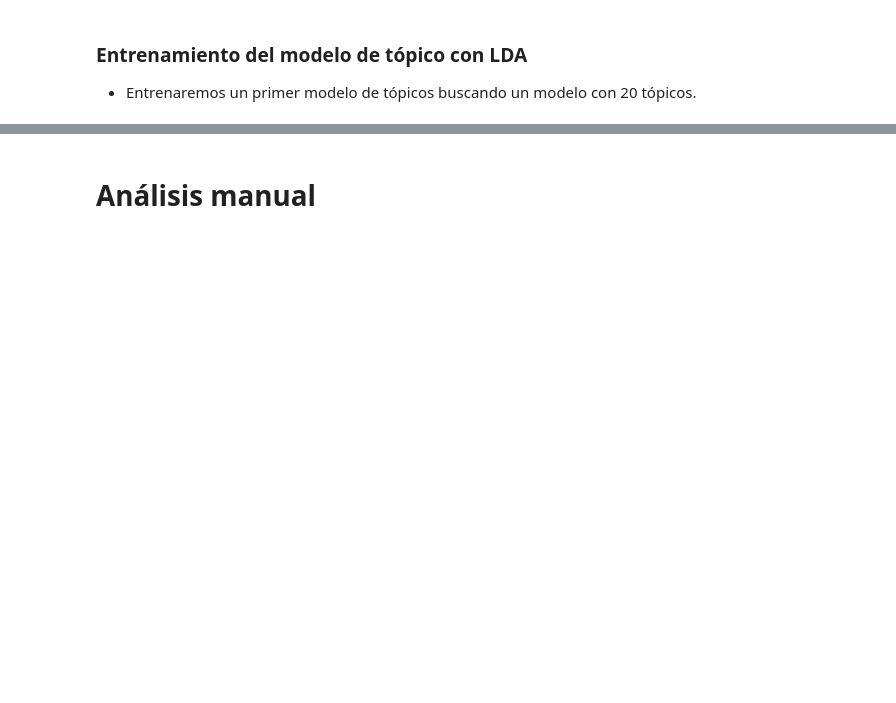
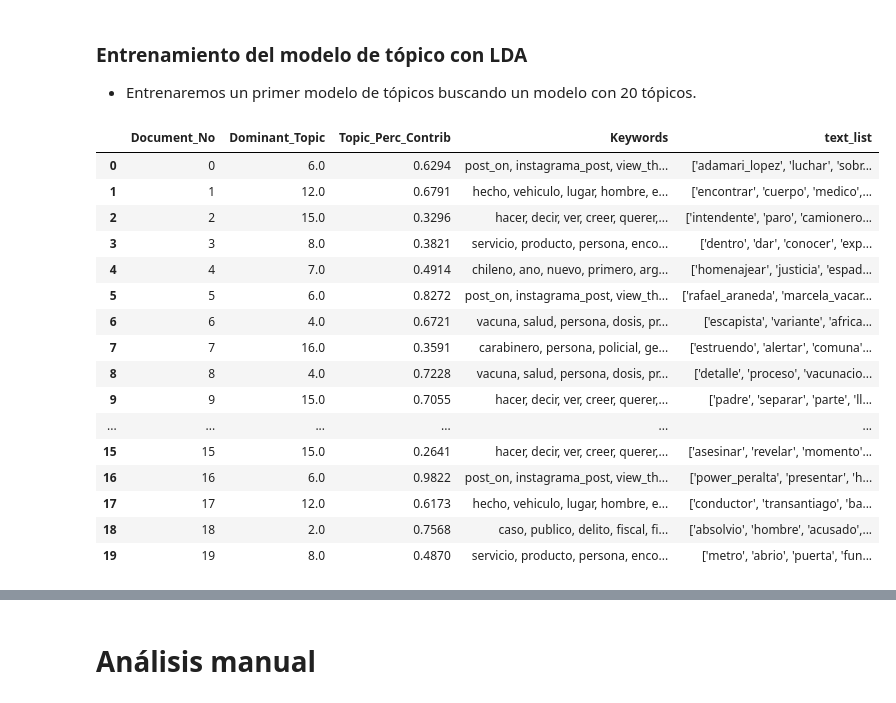
Before and after one commit to matiasbarram/INFO279-TAL-Proyecto, a Jupyter notebook: paso_1_extracion_por_url_y_lda.ipynb, the cells around one changed output, grey strips where cells are left out. Cells and saved outputs as stored; diff of their text form; code cells hidden in the pictures; blank space fills up the shorter version.

```diff
--- a/paso_1_extracion_por_url_y_lda.ipynb
+++ b/paso_1_extracion_por_url_y_lda.ipynb
@@ -288,14 +290,35 @@ def format_topics_documents(ldamodel, corpus, texts):
     contents = pd.Series(texts)
     sent_topics_df = pd.concat([sent_topics_df, contents], axis=1)
     return(sent_topics_df)
+# %%
+df_dominant_topic = pd.read_csv('./df_dominant_topic.csv')
+df_dominant_topic = df_dominant_topic[['Document_No', 'Dominant_Topic', 'Topic_Perc_Contrib', 'Keywords', 'text_list']]
+df_dominant_topic.to_csv('./df_dominant_topic.csv', index=False)
 # %%
 try:
     df_dominant_topic = pd.read_csv('./df_dominant_topic.csv')
 except FileNotFoundError:
     df_topic_sents_keywords = format_topics_documents(lda_model, corpus, texts)
-
     # Format
     df_dominant_topic = df_topic_sents_keywords.reset_index()
-    df_dominant_topic.columns = ['Document_No', 'Dominant_Topic', 'Topic_Perc_Contrib', 'Keywords', 'text_list']
-    df_dominant_topic.to_csv('./df_dominant_topic.csv')
-    df_dominant_topic.head(20)
+    df_dominant_topic.to_csv('./df_dominant_topic.csv', index=False)
+finally:
+    display(df_dominant_topic.head(20))
+# %% [output]
+|  | Document_No | Dominant_Topic | Topic_Perc_Contrib | Keywords | text_list |
+| 0 | 0 | 6.0 | 0.6294 | post_on, instagrama_post, view_th... | ['adamari_lopez', 'luchar', 'sobr... |
+| 1 | 1 | 12.0 | 0.6791 | hecho, vehiculo, lugar, hombre, e... | ['encontrar', 'cuerpo', 'medico',... |
+| 2 | 2 | 15.0 | 0.3296 | hacer, decir, ver, creer, querer,... | ['intendente', 'paro', 'camionero... |
+| 3 | 3 | 8.0 | 0.3821 | servicio, producto, persona, enco... | ['dentro', 'dar', 'conocer', 'exp... |
+| 4 | 4 | 7.0 | 0.4914 | chileno, ano, nuevo, primero, arg... | ['homenajear', 'justicia', 'espad... |
+| 5 | 5 | 6.0 | 0.8272 | post_on, instagrama_post, view_th... | ['rafael_araneda', 'marcela_vacar... |
+| 6 | 6 | 4.0 | 0.6721 | vacuna, salud, persona, dosis, pr... | ['escapista', 'variante', 'africa... |
+| 7 | 7 | 16.0 | 0.3591 | carabinero, persona, policial, ge... | ['estruendo', 'alertar', 'comuna'... |
+| 8 | 8 | 4.0 | 0.7228 | vacuna, salud, persona, dosis, pr... | ['detalle', 'proceso', 'vacunacio... |
+| 9 | 9 | 15.0 | 0.7055 | hacer, decir, ver, creer, querer,... | ['padre', 'separar', 'parte', 'll... |
+| ... | ... | ... | ... | ... | ... |
+| 15 | 15 | 15.0 | 0.2641 | hacer, decir, ver, creer, querer,... | ['asesinar', 'revelar', 'momento'... |
+| 16 | 16 | 6.0 | 0.9822 | post_on, instagrama_post, view_th... | ['power_peralta', 'presentar', 'h... |
+| 17 | 17 | 12.0 | 0.6173 | hecho, vehiculo, lugar, hombre, e... | ['conductor', 'transantiago', 'ba... |
+| 18 | 18 | 2.0 | 0.7568 | caso, publico, delito, fiscal, fi... | ['absolvio', 'hombre', 'acusado',... |
+| 19 | 19 | 8.0 | 0.4870 | servicio, producto, persona, enco... | ['metro', 'abrio', 'puerta', 'fun... |
```
Also changed, not shown: parts of 13 cells of this notebook.
